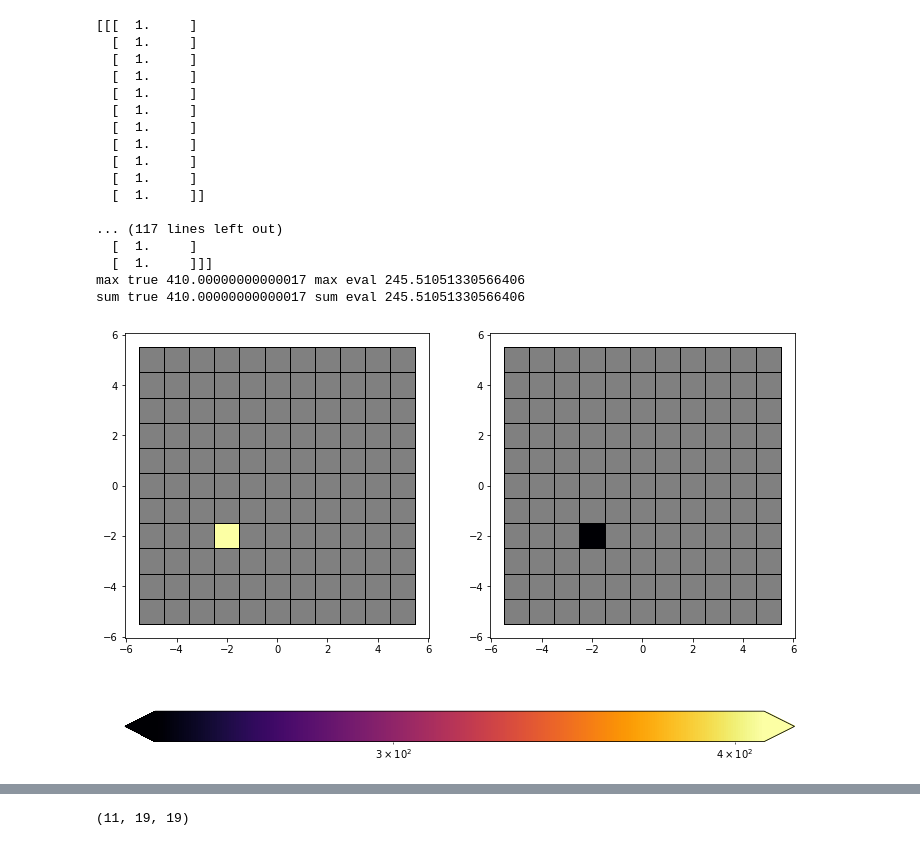
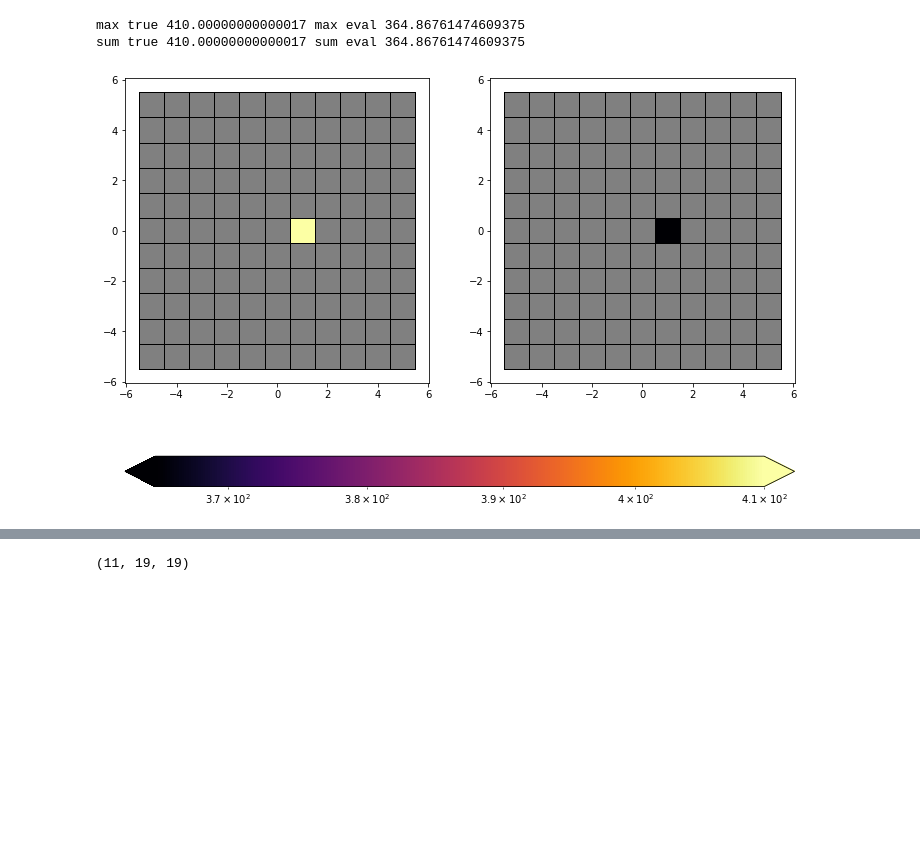
Before and after one commit to DraTeots/eic_ai_pid, a Jupyter notebook: keras_g3_conv.ana.ipynb, the cells around one changed output, grey strips where cells are left out. Cells and saved outputs as stored; diff of their text form; code cells hidden in the pictures; blank space fills up the shorter version.

```diff
--- a/keras_g3_conv.ana.ipynb
+++ b/keras_g3_conv.ana.ipynb
@@ -22,7 +22,7 @@ def norm_func(e):
 
 file_name = os.path.join('data', 'shower_geant3_new.dat')
 data_file = Geant3DataFile(file_name, skip_lines=3)
-input_data, answers, values = build_true_answers_train_set(data_file, 50000, norm_func=norm_func, rnd_shift=((-2,2), (-2,2)))
+input_data, answers, values = build_true_answers_train_set(data_file, 200000, norm_func=norm_func, rnd_shift=((-2,2), (-2,2)))
 print(np.shape(answers))
 print(np.shape(input_data))
 
@@ -52,7 +52,8 @@ Inputs shape new = (50000, 11, 11, 1)
 # %%
 # Load NN model
 from keras.models import load_model
-model = load_model(os.path.join('trained_models', 'g3_conv.hd5'))
+num_events = 500000
+model = load_model(os.path.join("trained_models", "g3_conv_depth_{}".format(num_events) + ".hd5"))
 
 # Run ML on data
 ml_events = model.predict(input_data)
@@ -61,38 +65,24 @@ ml_events = np.reshape(ml_events, (len(ml_events), 11, 11, 1))
 # %%
 # exponentiate data
-true_event = np.exp(answers[5]*11)
-ml_event = np.exp(ml_events[5]*11)
+event_num = 5
+true_event = np.exp(answers[event_num]*11)
+ml_event = np.exp(ml_events[event_num]*11)
 
-print(ml_event)
-print("true event")
-print(true_event)
+#print(ml_event)
+#print("true event")
+#print(true_event)
 
 # clear low data for display
 ml_event[ml_event<2] = 0
 true_event[true_event<1.5] = 0
 
 table_display_compare(true_event, ml_event, cal_size=11)
 print(f"max true {np.max(true_event)} max eval {np.max(ml_event)}")
 print(f"sum true {np.sum(true_event)} sum eval {np.sum(ml_event)}")
 # %% [output]
-[[[  1.     ]
-  [  1.     ]
-  [  1.     ]
-  [  1.     ]
-  [  1.     ]
-  [  1.     ]
-  [  1.     ]
-  [  1.     ]
-  [  1.     ]
-  [  1.     ]
-  [  1.     ]]
-
-... (117 lines left out)
-  [  1.     ]
-  [  1.     ]]]
-max true 410.00000000000017 max eval 245.51051330566406
-sum true 410.00000000000017 sum eval 245.51051330566406
+max true 410.00000000000017 max eval 364.86761474609375
+sum true 410.00000000000017 sum eval 364.86761474609375
-[figure, old version]
+[figure, new version]
 # %%
 def data_to_energies(data):
     # We took log(hit) to make hits linear. /11 as a scale. Now reverting it
```
Also changed, not shown: parts of 8 cells of this notebook, 3 other files.
